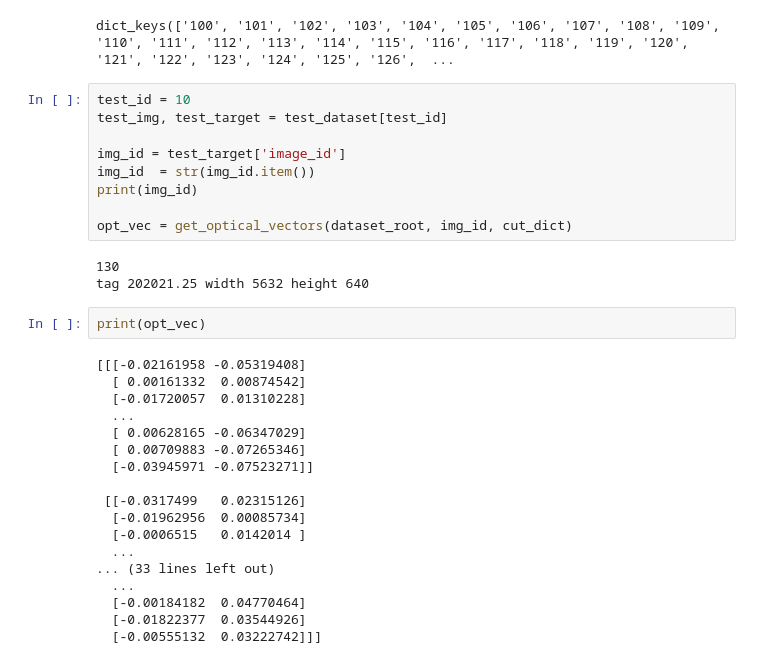
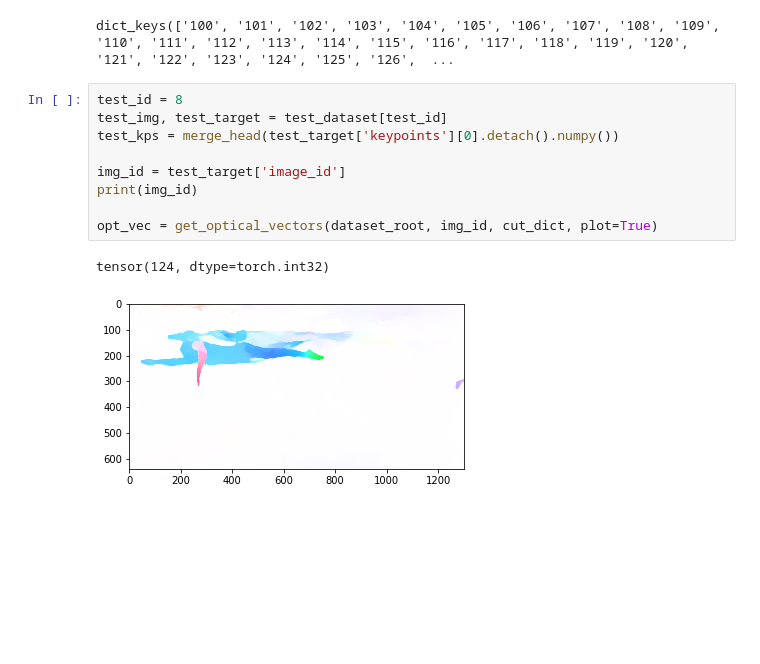
Before and after one commit to agvdndor/Swimming-Stroke-Rate-Analysis, a Jupyter notebook: lib/optical_vectors/test_warping.ipynb, the cells around one changed output. Saved outputs shown, nothing was run; the diff lists cells and outputs as text; blank space fills up the shorter version.

Commit message:
built tooling and visual test for warping

```diff
--- a/lib/optical_vectors/test_warping.ipynb
+++ b/lib/optical_vectors/test_warping.ipynb
@@ -59,34 +62,14 @@ print(cut_dict.keys())
 # %% [output]
 dict_keys(['100', '101', '102', '103', '104', '105', '106', '107', '108', '109', '110', '111', '112', '113', '114', '115', '116', '117', '118', '119', '120', '121', '122', '123', '124', '125', '126',  ...
 # %%
-test_id = 10
+test_id = 8
 test_img, test_target = test_dataset[test_id]
+test_kps = merge_head(test_target['keypoints'][0].detach().numpy())
 
 img_id = test_target['image_id']
-img_id  = str(img_id.item())
 print(img_id)
 
-opt_vec = get_optical_vectors(dataset_root, img_id, cut_dict)
+opt_vec = get_optical_vectors(dataset_root, img_id, cut_dict, plot=True)
 # %% [output]
-130
-tag 202021.25 width 5632 height 640
+tensor(124, dtype=torch.int32)
+[figure, added]
-# %%
-print(opt_vec)
-# %% [output]
-[[[-0.02161958 -0.05319408]
-  [ 0.00161332  0.00874542]
-  [-0.01720057  0.01310228]
-  ...
-  [ 0.00628165 -0.06347029]
-  [ 0.00709883 -0.07265346]
-  [-0.03945971 -0.07523271]]
-
- [[-0.0317499   0.02315126]
-  [-0.01962956  0.00085734]
-  [-0.0006515   0.0142014 ]
-  ...
-... (33 lines left out)
-  ...
-  [-0.00184182  0.04770464]
-  [-0.01822377  0.03544926]
-  [-0.00555132  0.03222742]]]
```
Also changed, not shown: parts of 9 cells of this notebook, 3 other files.
